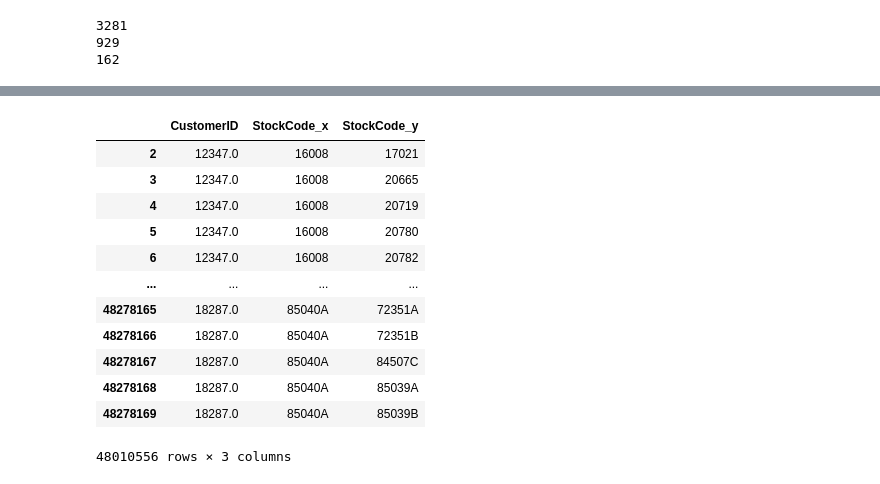
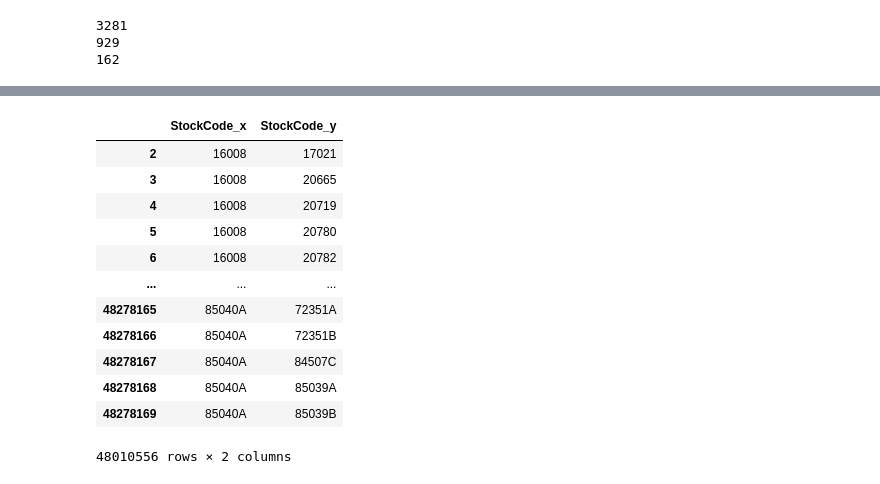
Before and after one commit to DEISI-ULHT-TFC-2023-24/TFC-DEISEI64-E-Commerce, a Jupyter notebook: Queries.ipynb, the cells around one changed output, grey strips where cells are left out. Cells and saved outputs as stored; diff of their text form; code cells hidden in the pictures.

```diff
--- a/Queries.ipynb
+++ b/Queries.ipynb
@@ -201,36 +257,36 @@ for id in customer_items.keys():
 # %%
 #----------------- Product-Product Relation -----------------#
-
-output_dataframe = pd.DataFrame(customer_data)
 
 # Agroup the data by customerID, StockCode and their quantity
 output_agg = datasetRetail.groupby(['CustomerID', 'StockCode']).agg({'Quantity': 'sum'})
 
 # Creates the correct index
 output_agg.reset_index(inplace=True)
 
 # Merge the dataframe to create the relation needed
 output_agg = pd.merge(output_agg, output_agg, how='inner', on='CustomerID')
 
 # Filters the output, where it only gives the products that are different
 result_df = output_agg[output_agg['StockCode_x'] != output_agg['StockCode_y']]
 
-# Get the dataframe with only the products and CustomerID
-result_df[['CustomerID', 'StockCode_x', 'StockCode_y']]
+# Get the dataframe with only the products
+result_df = result_df[['StockCode_x', 'StockCode_y']]
+
+result_df
 # %% [output]
-|  | CustomerID | StockCode_x | StockCode_y |
-| 2 | 12347.0 | 16008 | 17021 |
-| 3 | 12347.0 | 16008 | 20665 |
-| 4 | 12347.0 | 16008 | 20719 |
-| 5 | 12347.0 | 16008 | 20780 |
-| 6 | 12347.0 | 16008 | 20782 |
-| ... | ... | ... | ... |
-| 48278165 | 18287.0 | 85040A | 72351A |
-| 48278166 | 18287.0 | 85040A | 72351B |
-| 48278167 | 18287.0 | 85040A | 84507C |
-| 48278168 | 18287.0 | 85040A | 85039A |
-| 48278169 | 18287.0 | 85040A | 85039B |
+|  | StockCode_x | StockCode_y |
+| 2 | 16008 | 17021 |
+| 3 | 16008 | 20665 |
+| 4 | 16008 | 20719 |
+| 5 | 16008 | 20780 |
+| 6 | 16008 | 20782 |
+| ... | ... | ... |
+| 48278165 | 85040A | 72351A |
+| 48278166 | 85040A | 72351B |
+| 48278167 | 85040A | 84507C |
+| 48278168 | 85040A | 85039A |
+| 48278169 | 85040A | 85039B |
-48010556 rows × 3 columns
+48010556 rows × 2 columns
 # %%
 #----------------- Export Results -----------------#
 
```
Also changed, not shown: parts of 25 cells of this notebook, 4 other files.
